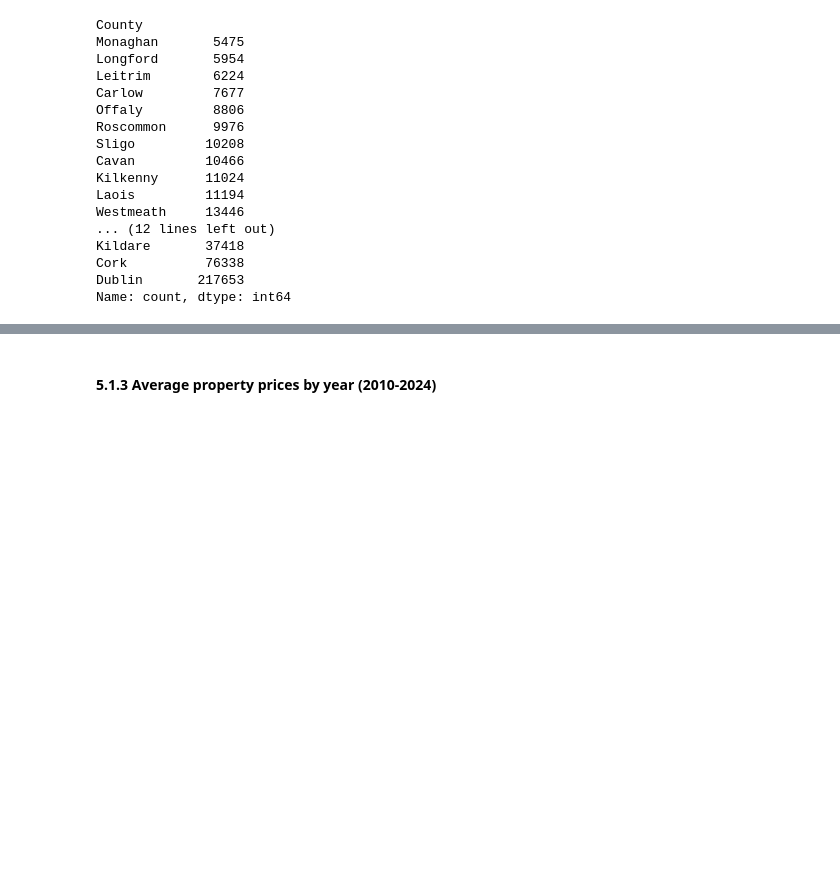
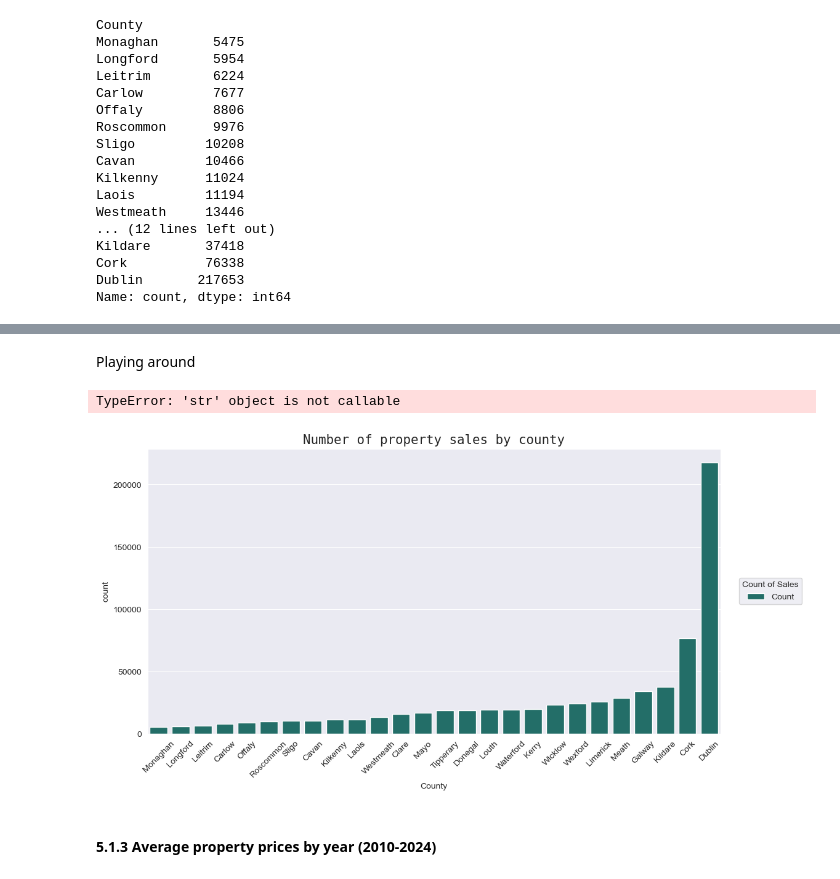
Before and after one commit to SBCURLEY/PFDA-Project, a Jupyter notebook: rppr.ipynb, the cells around one changed output, grey strips where cells are left out. Drawn from its saved outputs; the diff is of its cells as text; code cells hidden in the pictures; blank space fills up the shorter version.

```diff
--- a/rppr.ipynb
+++ b/rppr.ipynb
@@ -375,3 +414,20 @@ Name: count, dtype: int64
+# %% [markdown]
+Playing around
+# %%
+plt.figure(figsize=(12, 6))
+sns.set_style("darkgrid")
+sns.set_palette("BrBG_r")
+ax = sns.barplot(data=county_counts,label="Count")
+plt.title("Number of property sales by county", family="monospace", fontsize=15)
+plt.legend(title="Count of Sales",loc="center right",bbox_to_anchor=(1, 0, 0.15, 1))
+plt.xticks(rotation=45)
+plt.xlabel("County")
+plt.ylabel("Count")
+plt.tight_layout()
+plt.show()
+# %% [output]
+TypeError: 'str' object is not callable
+[figure, added]
 # %% [markdown]
 #### 5.1.3 Average property prices by year (2010-2024)
 # %%
```
Also changed, not shown: parts of 3 cells of this notebook.
